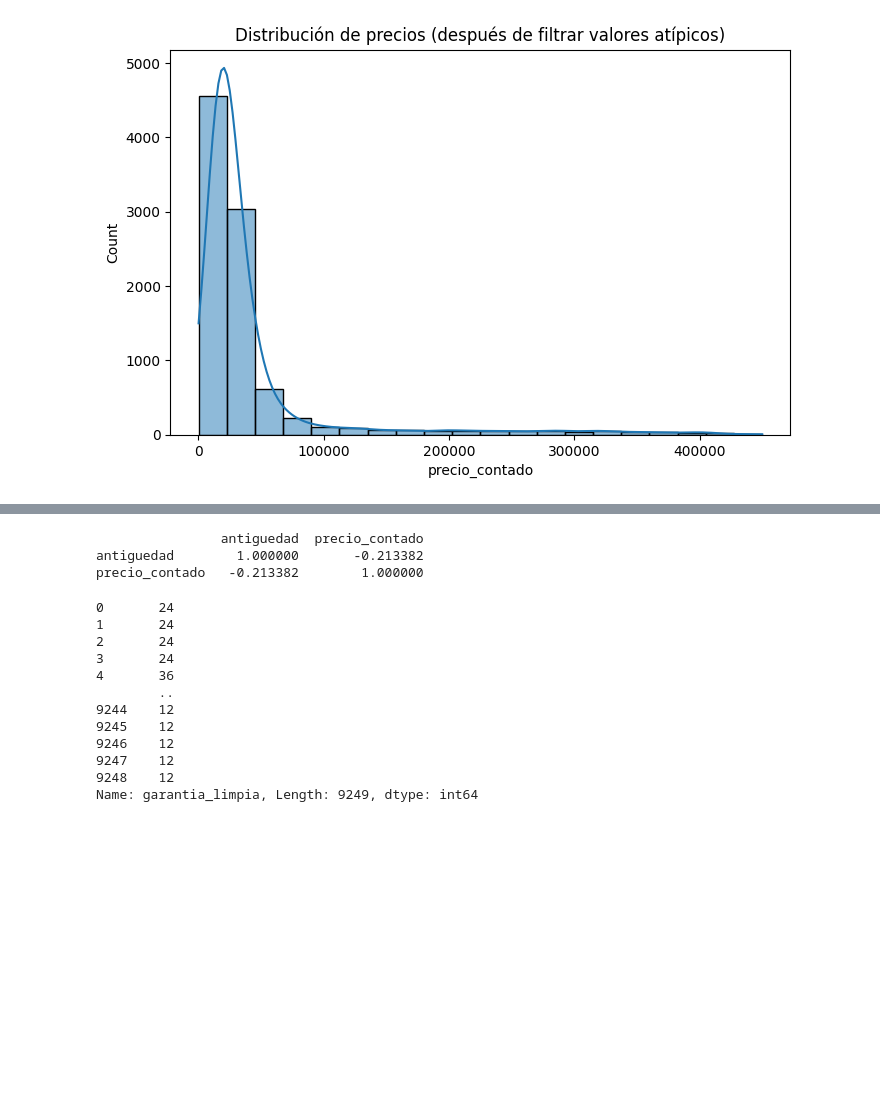
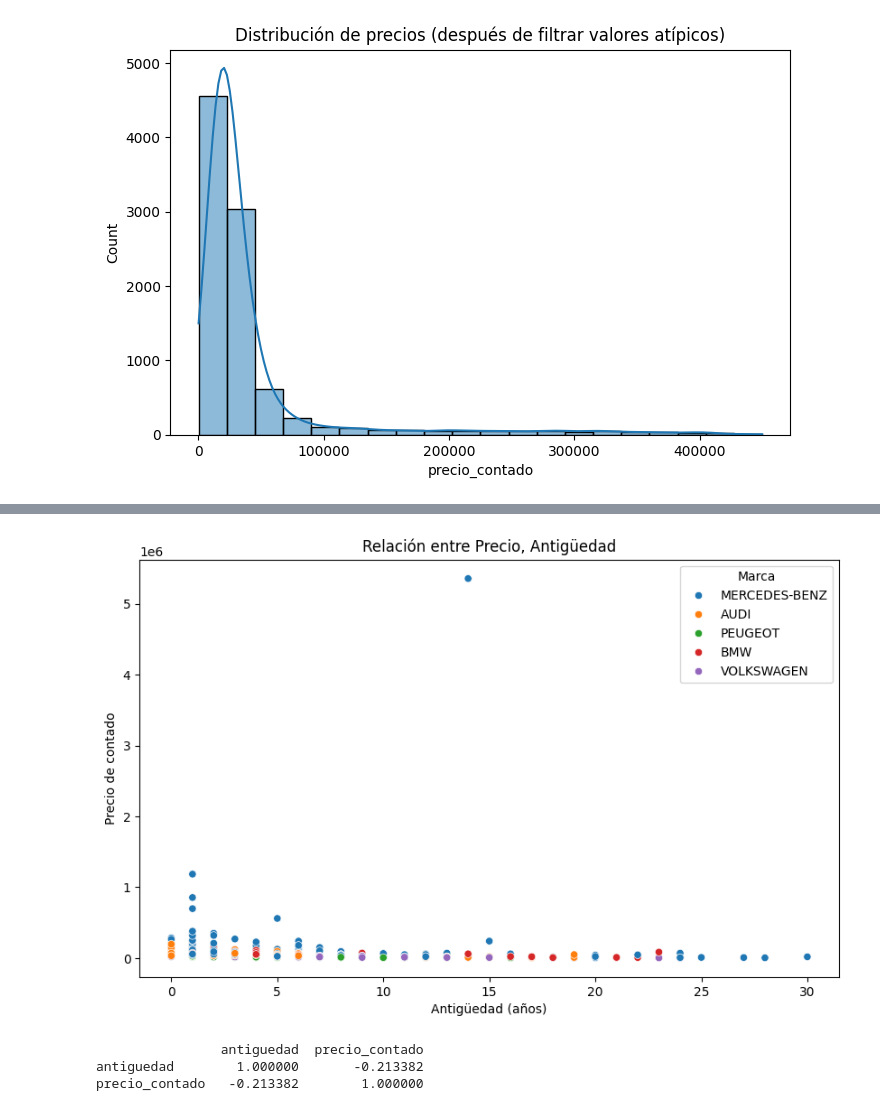
Before and after one commit to CristianT10/Proyecto-, a Jupyter notebook: Coches_Segunda_Mano2.ipynb, the cells around one changed output, grey strips where cells are left out. Saved outputs shown, nothing was run; the diff lists cells and outputs as text; code cells hidden in the pictures; blank space fills up the shorter version.

```diff
--- a/Coches_Segunda_Mano2.ipynb
+++ b/Coches_Segunda_Mano2.ipynb
@@ -135,3 +130,17 @@ plt.show()
+# %%
+
+marcas_top5 = df_filtrado["marca"].value_counts().index[:5]
+
+df_filtrado_marcas = df_filtrado[df_filtrado["marca"].isin(marcas_top5)]
+plt.figure(figsize=(10,6))
+sns.scatterplot(data=df_filtrado_marcas, x="antiguedad", y="precio_contado", hue="marca", palette="tab10")
+plt.title("Relación entre Precio, Antigüedad")
+plt.xlabel("Antigüedad (años)")
+plt.ylabel("Precio de contado")
+plt.legend(title="Marca")
+plt.show()
+# %% [output]
+[figure, added]
 # %%
 #Coeficiente de Correlacion de Pearson
 correlacion = df_filtrado[["antiguedad", "precio_contado"]].corr()
@@ -140,18 +149,3 @@ print(correlacion)
                 antiguedad  precio_contado
 antiguedad        1.000000       -0.213382
 precio_contado   -0.213382        1.000000
-# %%
-df["garantia_limpia"]
-# %% [output]
-0       24
-1       24
-2       24
-3       24
-4       36
-        ..
-9244    12
-9245    12
-9246    12
-9247    12
-9248    12
-Name: garantia_limpia, Length: 9249, dtype: int64
```
Also changed, not shown: parts of 35 cells of this notebook.
